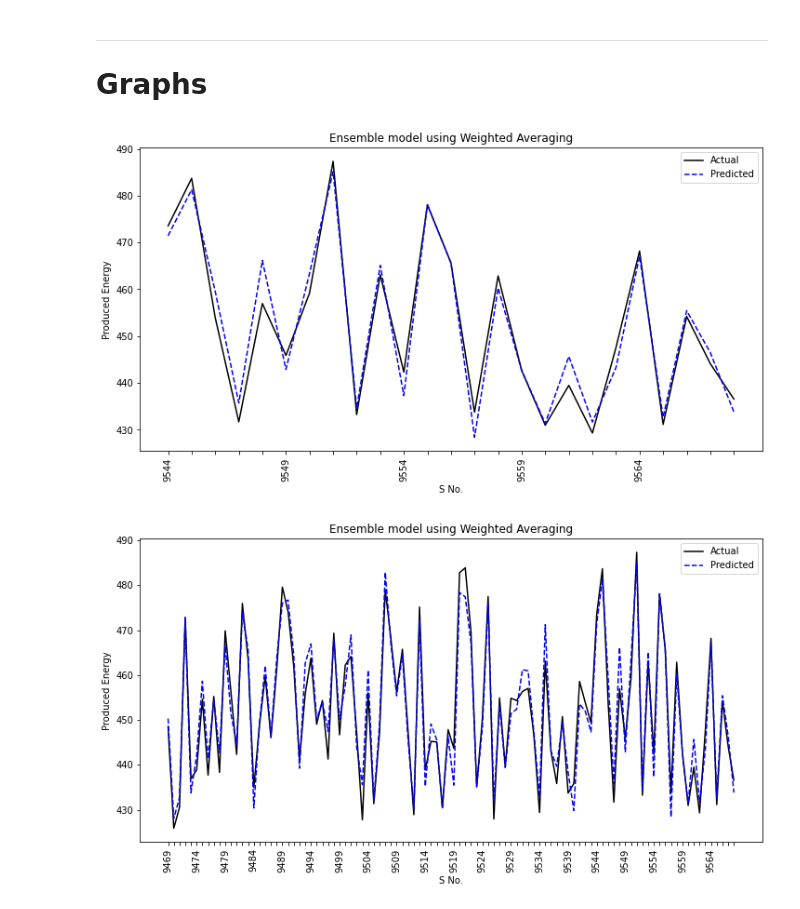
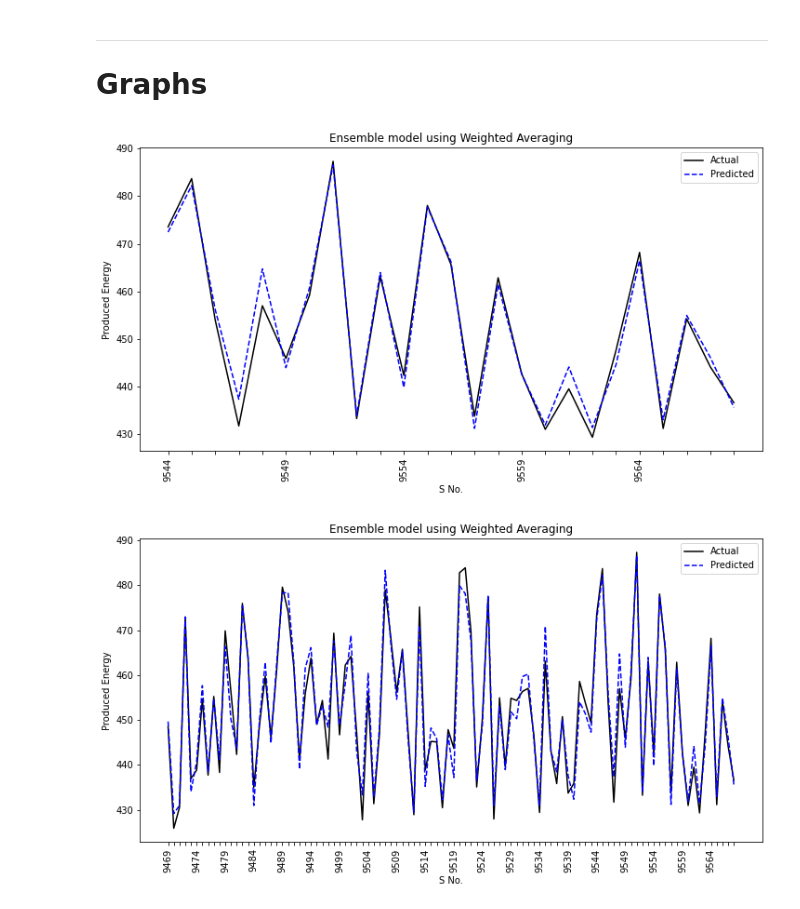
Before and after one commit to xylarshayu/Combined-Cycle-Power-Plant-Data-Analysis, a Jupyter notebook: regression.ipynb, the cells around one changed output. Saved outputs shown, nothing was run; the diff lists cells and outputs as text; code cells hidden in the pictures.

```diff
--- a/regression.ipynb
+++ b/regression.ipynb
@@ -202,22 +202,22 @@ Ensemble model R2 is 96.34 %
 # %%
 fig, ax = plt.subplots(figsize = (12,6))
 index_ordered = raw.SrNum.astype('str').tolist()[-len(X_test):][-25:]
 ax.set_xlabel('S No.')
 ax.set_ylabel('Produced Energy')
 
 ax.plot(index_ordered, y_test[-25:], color='k', ls='-', label = 'Actual')
 
-ax.plot(index_ordered, finalpred[-25:], color='b', ls='--', label = 'Predicted')
+ax.plot(index_ordered, finalpred1[-25:], color='b', ls='--', label = 'Predicted')
 every_nth = 5
 for n, label in enumerate(ax.xaxis.get_ticklabels()):
     if n % every_nth != 0:
         label.set_visible(False)
 ax.tick_params(axis='x', labelrotation= 90)
 plt.legend()
 plt.title('Ensemble model using Weighted Averaging')
 plt.draw()
 # %% [output]
-[figure, old version]
+[figure, new version]
 # %%
 fig, ax = plt.subplots(figsize = (12,6))
 index_ordered = raw.SrNum.astype('str').tolist()[-len(X_test):][-100:]
@@ -226,7 +226,7 @@ ax.set_ylabel('Produced Energy')
 
 ax.plot(index_ordered, y_test[-100:], color='k', ls='-', label = 'Actual')
 
-ax.plot(index_ordered, finalpred[-100:], color='b', ls='--', label = 'Predicted')
+ax.plot(index_ordered, finalpred1[-100:], color='b', ls='--', label = 'Predicted')
 every_nth = 5
 for n, label in enumerate(ax.xaxis.get_ticklabels()):
     if n % every_nth != 0:
@@ -236,7 +236,7 @@ plt.legend()
 plt.title('Ensemble model using Weighted Averaging')
 plt.draw()
 # %% [output]
-[figure, old version]
+[figure, new version]
 # %%
 fig, ax = plt.subplots(figsize = (12,6))
 index_ordered = raw.AP.astype('str').tolist()[-len(X_test):][-25:]
```
Also changed, not shown: parts of 2 cells of this notebook.
